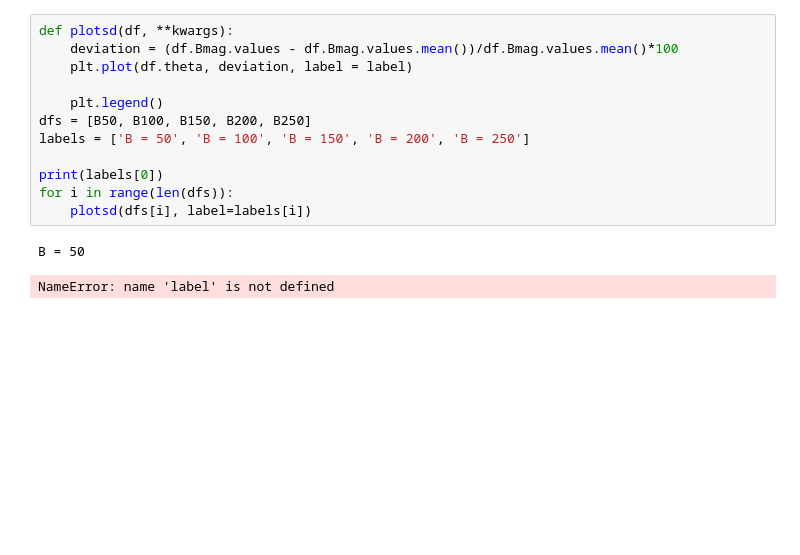
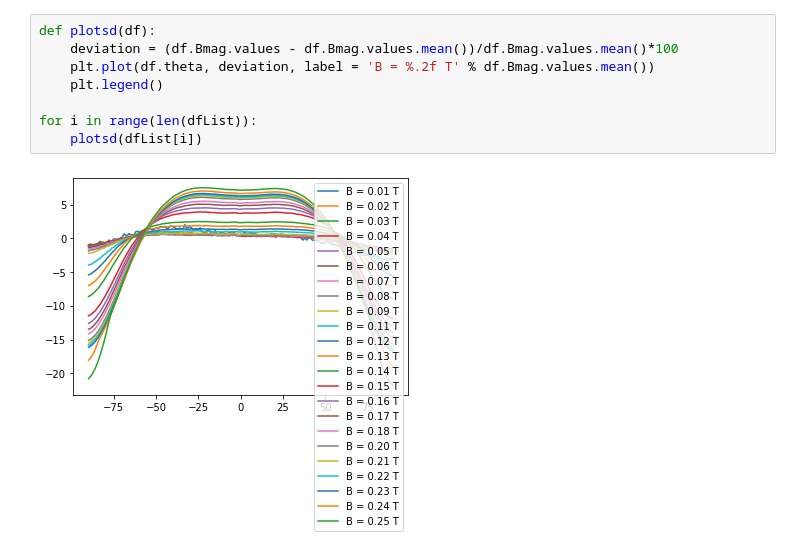
Before and after one commit to jeraldtm/Icarus, a Jupyter notebook: fieldSweep_theta.ipynb, the cells around one changed output. Drawn from its saved outputs; the diff is of its cells as text; blank space fills up the shorter version.

```diff
--- a/fieldSweep_theta.ipynb
+++ b/fieldSweep_theta.ipynb
@@ -26,15 +39,10 @@ plt.plot(B250.theta, B250.Bmag)
 # %%
-def plotsd(df, **kwargs):
+def plotsd(df):
     deviation = (df.Bmag.values - df.Bmag.values.mean())/df.Bmag.values.mean()*100
-    plt.plot(df.theta, deviation, label = label)
+    plt.plot(df.theta, deviation, label = 'B = %.2f T' % df.Bmag.values.mean())
+    plt.legend()
 
-    plt.legend()
-dfs = [B50, B100, B150, B200, B250]
-labels = ['B = 50', 'B = 100', 'B = 150', 'B = 200', 'B = 250']
-
-print(labels[0])
-for i in range(len(dfs)):
-    plotsd(dfs[i], label=labels[i])
+for i in range(len(dfList)):
+    plotsd(dfList[i])
 # %% [output]
-B = 50
-NameError: name 'label' is not defined
+[figure, added]
```
Also changed, not shown: parts of 4 cells of this notebook, 12 other files.
